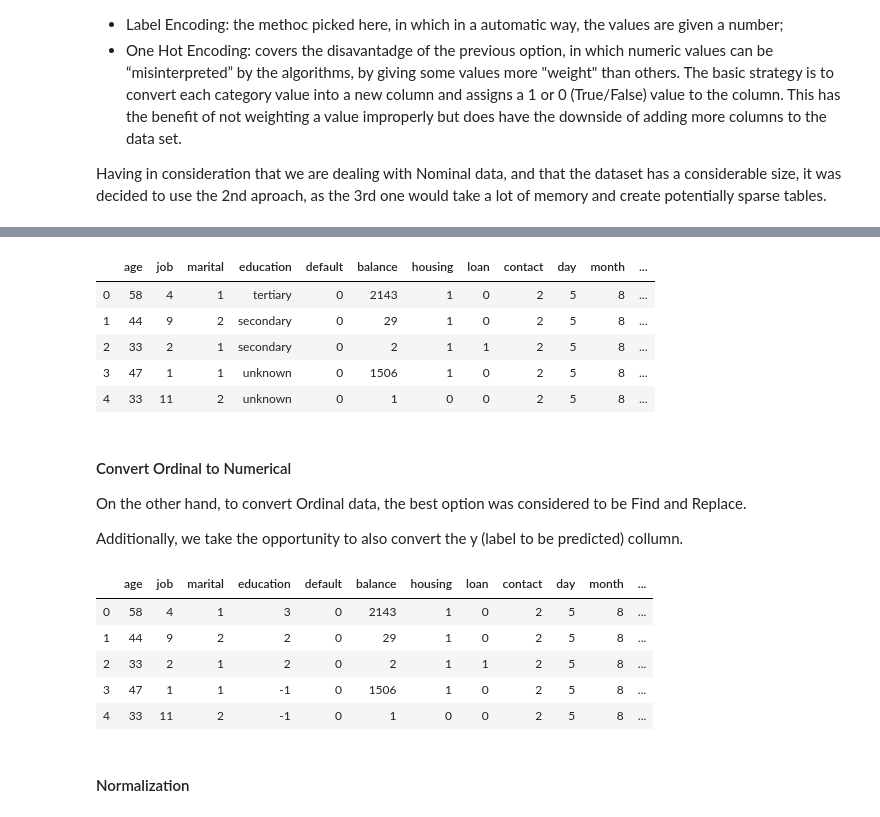
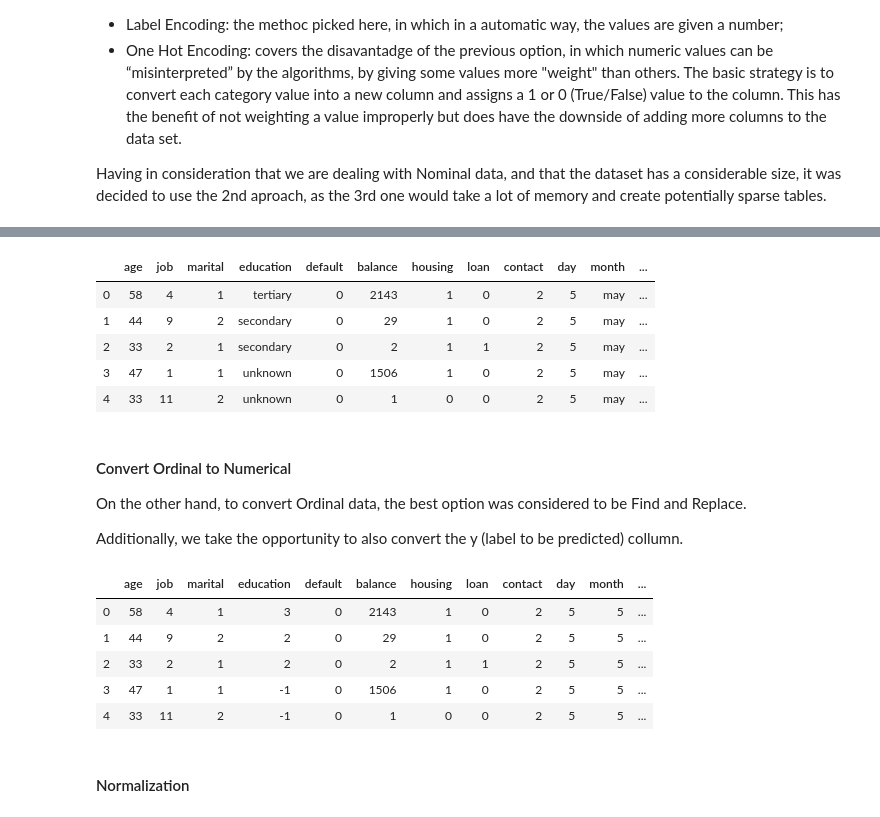
Before and after one commit to luis99fonseca/ED, a Jupyter notebook: ED - project01.ipynb, the cells around one changed output, grey strips where cells are left out. Drawn from its saved outputs; the diff is of its cells as text; code cells hidden in the pictures.

```diff
--- a/ED - project01.ipynb
+++ b/ED - project01.ipynb
@@ -211,17 +194,17 @@ data.head()
 # %%
 for col in data.columns:
-    if data[col].dtype != np.int64 and col not in ['y', 'education']:
+    if data[col].dtype != np.int64 and col not in ['y', 'education', 'month']:
         data[col] = data[col].astype('category')
         data[col] = data[col].cat.codes
 # %%
 data.head()
 # %% [output]
 |  | age | job | marital | education | default | balance | housing | loan | contact | day | month | ... |
-| 0 | 58 | 4 | 1 | tertiary | 0 | 2143 | 1 | 0 | 2 | 5 | 8 | ... |
-| 1 | 44 | 9 | 2 | secondary | 0 | 29 | 1 | 0 | 2 | 5 | 8 | ... |
-| 2 | 33 | 2 | 1 | secondary | 0 | 2 | 1 | 1 | 2 | 5 | 8 | ... |
-| 3 | 47 | 1 | 1 | unknown | 0 | 1506 | 1 | 0 | 2 | 5 | 8 | ... |
-| 4 | 33 | 11 | 2 | unknown | 0 | 1 | 0 | 0 | 2 | 5 | 8 | ... |
+| 0 | 58 | 4 | 1 | tertiary | 0 | 2143 | 1 | 0 | 2 | 5 | may | ... |
+| 1 | 44 | 9 | 2 | secondary | 0 | 29 | 1 | 0 | 2 | 5 | may | ... |
+| 2 | 33 | 2 | 1 | secondary | 0 | 2 | 1 | 1 | 2 | 5 | may | ... |
+| 3 | 47 | 1 | 1 | unknown | 0 | 1506 | 1 | 0 | 2 | 5 | may | ... |
+| 4 | 33 | 11 | 2 | unknown | 0 | 1 | 0 | 0 | 2 | 5 | may | ... |
 # %% [markdown]
 #### Convert Ordinal to Numerical
 
@@ -230,17 +213,18 @@ On the other hand, to convert Ordinal data, the best option was considered to be
 Additionally, we take the opportunity to also convert the y (label to be predicted) collumn.
 # %%
 cleanup_nums = {"education":     {"tertiary": 3, "secondary": 2, "primary": 1, "unknown": -1},
+                "month": {'jan': 1, "feb": 2, "mar": 3, "apr": 4, "may": 5, "jun": 6, "jul": 7, "aug": 8, "sep": 9, "oct": 10, "nov": 11, "dec": 12},
                 "y": {"no": 0, "yes": 1}}
 
 data.replace(cleanup_nums, inplace=True)
 data.head()
 # %% [output]
 |  | age | job | marital | education | default | balance | housing | loan | contact | day | month | ... |
-| 0 | 58 | 4 | 1 | 3 | 0 | 2143 | 1 | 0 | 2 | 5 | 8 | ... |
-| 1 | 44 | 9 | 2 | 2 | 0 | 29 | 1 | 0 | 2 | 5 | 8 | ... |
-| 2 | 33 | 2 | 1 | 2 | 0 | 2 | 1 | 1 | 2 | 5 | 8 | ... |
-| 3 | 47 | 1 | 1 | -1 | 0 | 1506 | 1 | 0 | 2 | 5 | 8 | ... |
-| 4 | 33 | 11 | 2 | -1 | 0 | 1 | 0 | 0 | 2 | 5 | 8 | ... |
+| 0 | 58 | 4 | 1 | 3 | 0 | 2143 | 1 | 0 | 2 | 5 | 5 | ... |
+| 1 | 44 | 9 | 2 | 2 | 0 | 29 | 1 | 0 | 2 | 5 | 5 | ... |
+| 2 | 33 | 2 | 1 | 2 | 0 | 2 | 1 | 1 | 2 | 5 | 5 | ... |
+| 3 | 47 | 1 | 1 | -1 | 0 | 1506 | 1 | 0 | 2 | 5 | 5 | ... |
+| 4 | 33 | 11 | 2 | -1 | 0 | 1 | 0 | 0 | 2 | 5 | 5 | ... |
 # %% [markdown]
 #### Normalization
 # %%
```
Also changed, not shown: parts of 9 cells of this notebook.
